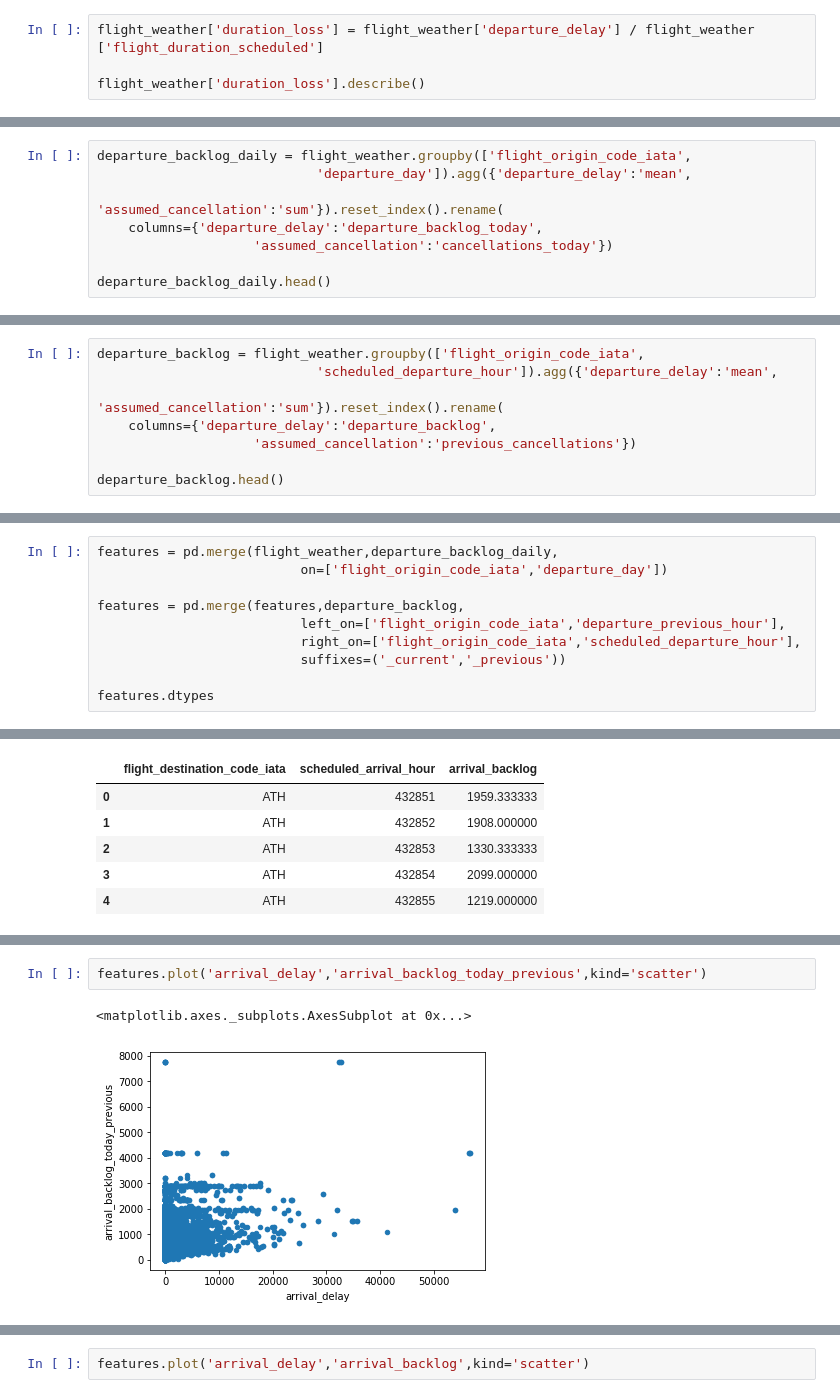
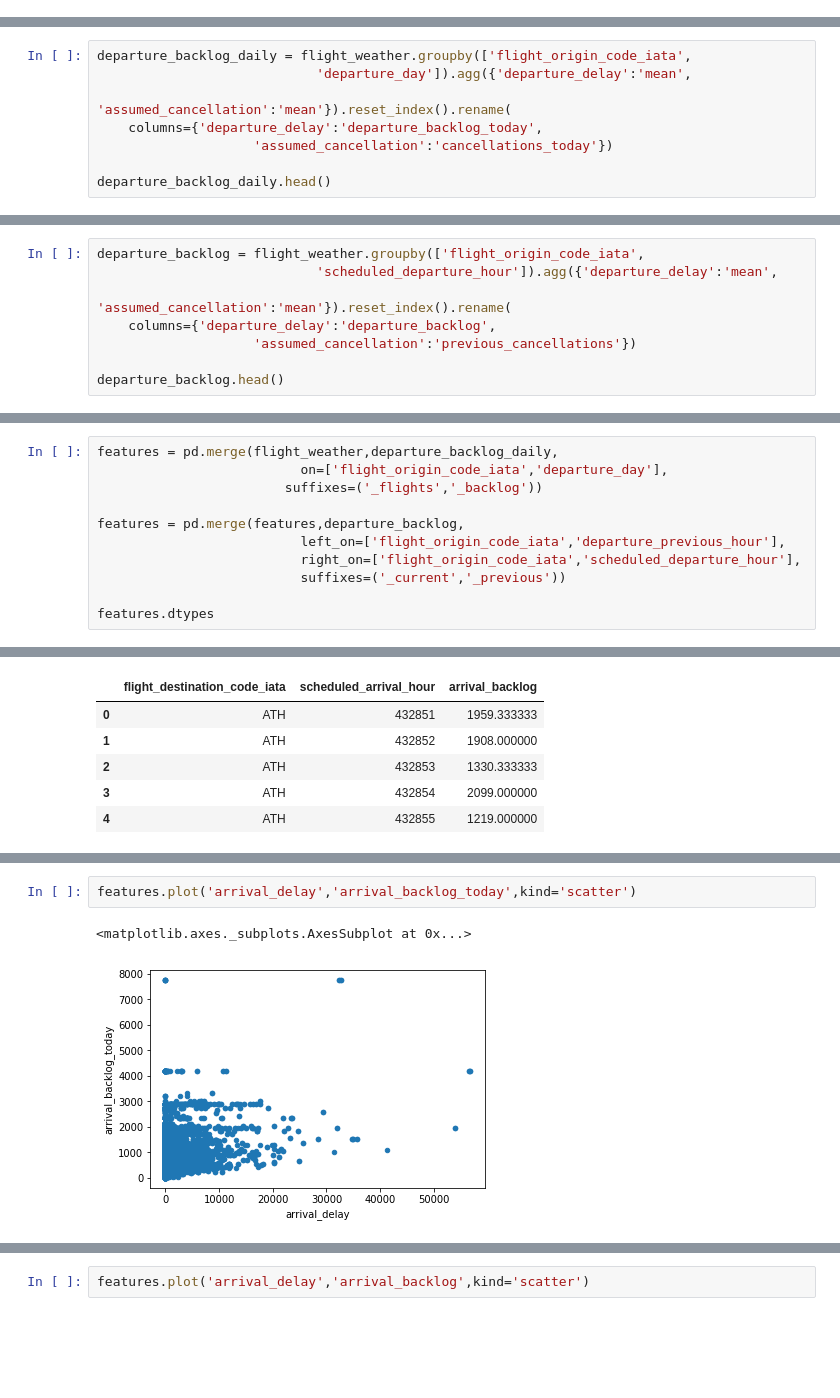
Before and after one commit to dermot-cochran/Interview_data, a Jupyter notebook: Case Study.ipynb, the cells around one changed output, grey strips where cells are left out. Saved outputs shown, nothing was run; the diff lists cells and outputs as text; blank space fills up the shorter version.

```diff
--- a/Case Study.ipynb
+++ b/Case Study.ipynb
@@ -806,7 +748,3 @@ print (explained_variance_score (flight_weather['arrival_delay'],flight_weather[
 print (r2_score (flight_weather['arrival_delay'],flight_weather['departure_delay']))
 # %% [output]
 0.34271916634105437
-# %%
-flight_weather['duration_loss'] = flight_weather['departure_delay'] / flight_weather ['flight_duration_scheduled']
-
-flight_weather['duration_loss'].describe()
@@ -857,7 +777,7 @@ dtype: object
 # %%
 departure_backlog_daily = flight_weather.groupby(['flight_origin_code_iata',
                             'departure_day']).agg({'departure_delay':'mean',
-                                                'assumed_cancellation':'sum'}).reset_index().rename(
+                                                'assumed_cancellation':'mean'}).reset_index().rename(
     columns={'departure_delay':'departure_backlog_today',
                     'assumed_cancellation':'cancellations_today'})
 
@@ -872,7 +792,7 @@ departure_backlog_daily.head()
 # %%
 departure_backlog = flight_weather.groupby(['flight_origin_code_iata',
                             'scheduled_departure_hour']).agg({'departure_delay':'mean',
-                                                'assumed_cancellation':'sum'}).reset_index().rename(
+                                                'assumed_cancellation':'mean'}).reset_index().rename(
     columns={'departure_delay':'departure_backlog',
                     'assumed_cancellation':'previous_cancellations'})
 
@@ -887,6 +807,7 @@ departure_backlog.head()
 # %%
 features = pd.merge(flight_weather,departure_backlog_daily,
-                          on=['flight_origin_code_iata','departure_day'])
+                          on=['flight_origin_code_iata','departure_day'],
+                        suffixes=('_flights','_backlog'))
 
 features = pd.merge(features,departure_backlog,
                           left_on=['flight_origin_code_iata','departure_previous_hour'],
@@ -989,6 +910,6 @@ Length: 72, dtype: object
 # %%
-features.plot('arrival_delay','arrival_backlog_today_previous',kind='scatter')
+features.plot('arrival_delay','arrival_backlog_today',kind='scatter')
 # %% [output]
 <matplotlib.axes._subplots.AxesSubplot at 0x...>
-[figure, old version]
+[figure, new version]
 # %%
```
Also changed, not shown: parts of 120 cells of this notebook, 1 other file.
